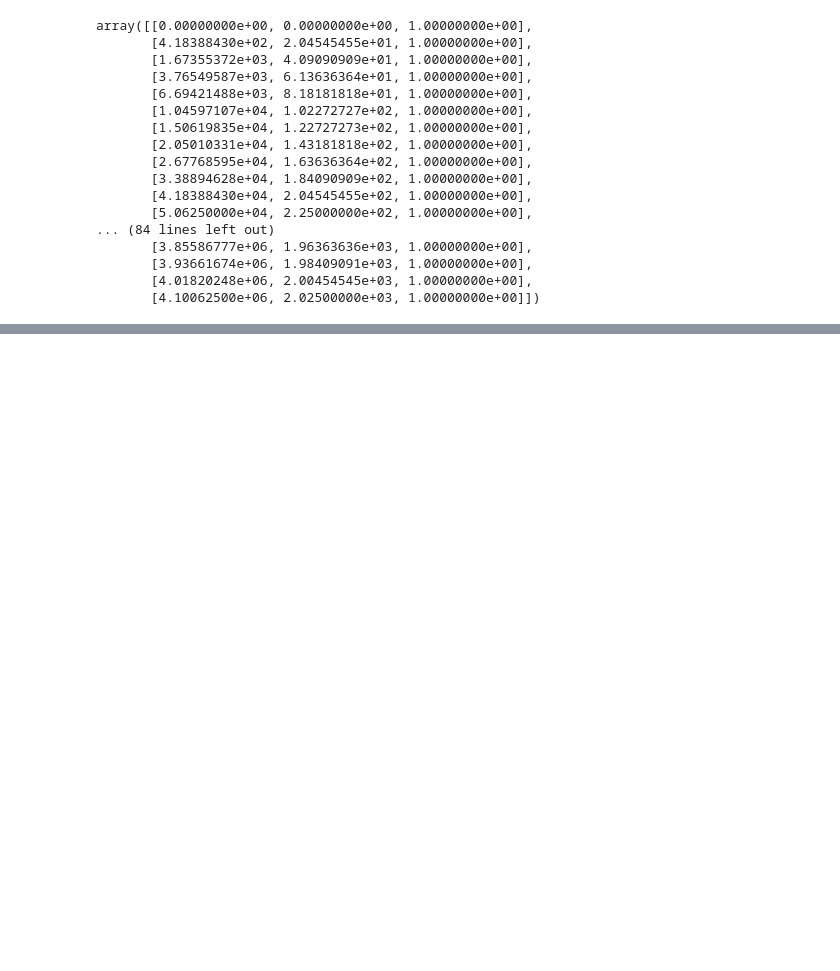
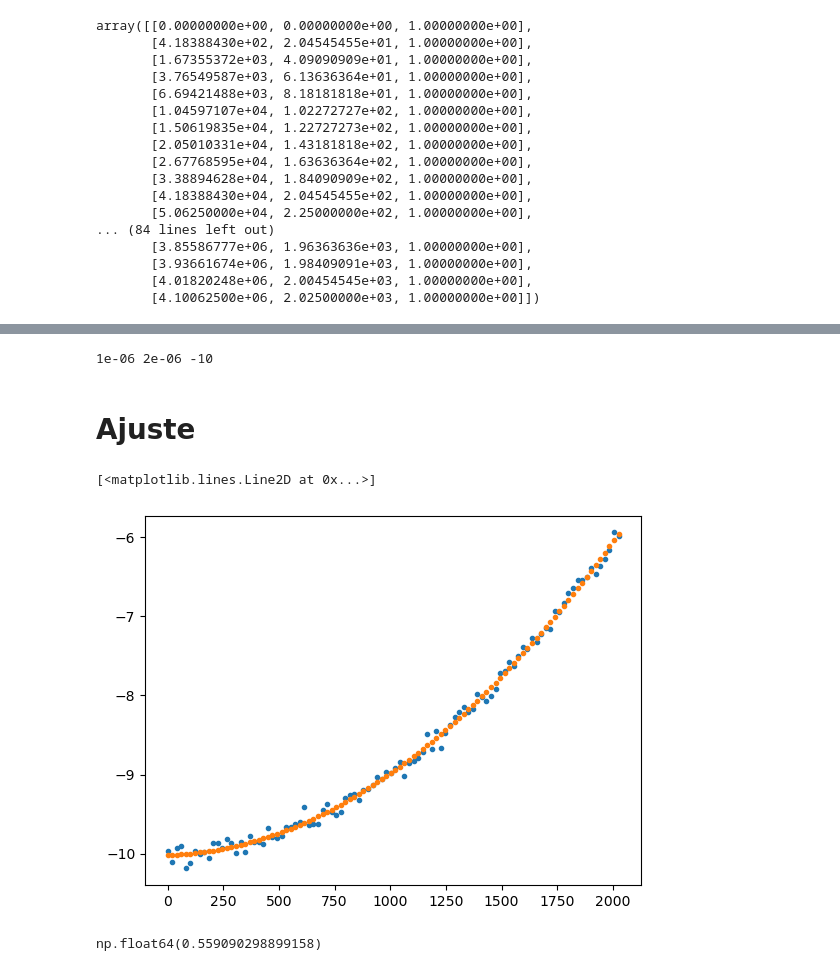
Before and after one commit to YagoMCastro/inversion-msc-2025, a Jupyter notebook: parabola-vetores.ipynb, the cells around one changed output, grey strips where cells are left out. Drawn from its saved outputs; the diff is of its cells as text; code cells hidden in the pictures; blank space fills up the shorter version.

```diff
--- a/parabola-vetores.ipynb
+++ b/parabola-vetores.ipynb
@@ -53,0 +54,20 @@ array([ 9.99951206e-04,  8.00894077e-05, -1.00170610e+01])
+# %%
+print(a,b,c)
+# %% [output]
+1e-06 2e-06 -10
+# %% [markdown]
+# Ajuste
+# %%
+temperatura_pred = jacobiana@ p
+
+plt.plot(x, temperatura_obs, ".")
+plt.plot(x, temperatura_pred, ".")
+# %% [output]
+[<matplotlib.lines.Line2D at 0x...>]
+[figure, added]
+# %%
+residuos = temperatura_obs - temperatura_pred
+ajuste = np.linalg.norm(residuos)**2 # C²
+ajuste
+# %% [output]
+np.float64(0.559090298899158)
```
Also changed, not shown: parts of 3 cells of this notebook.
